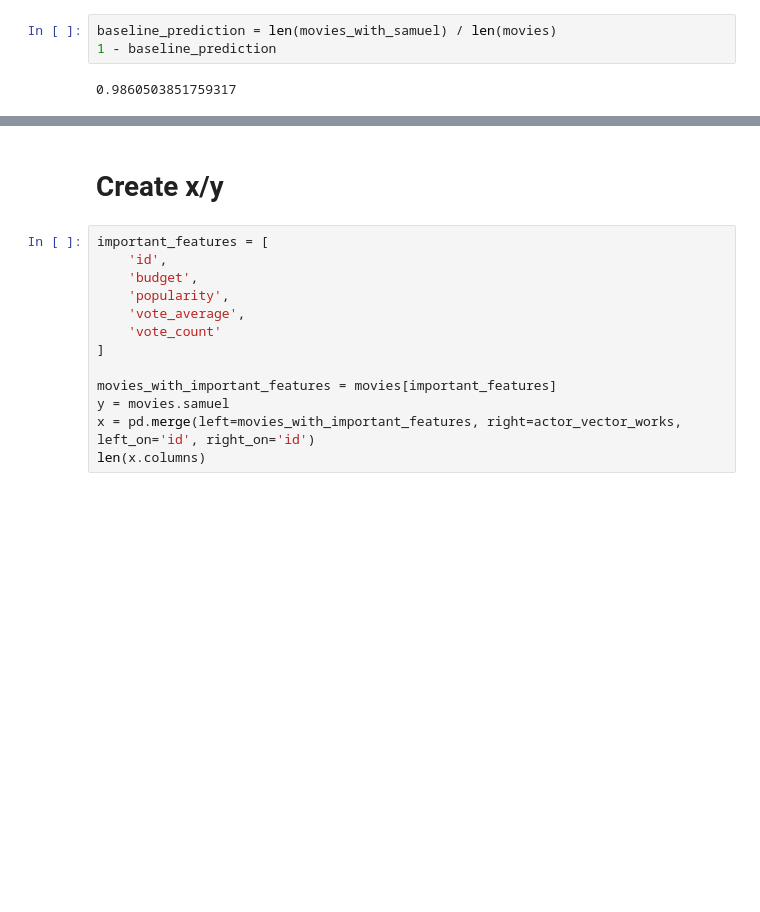
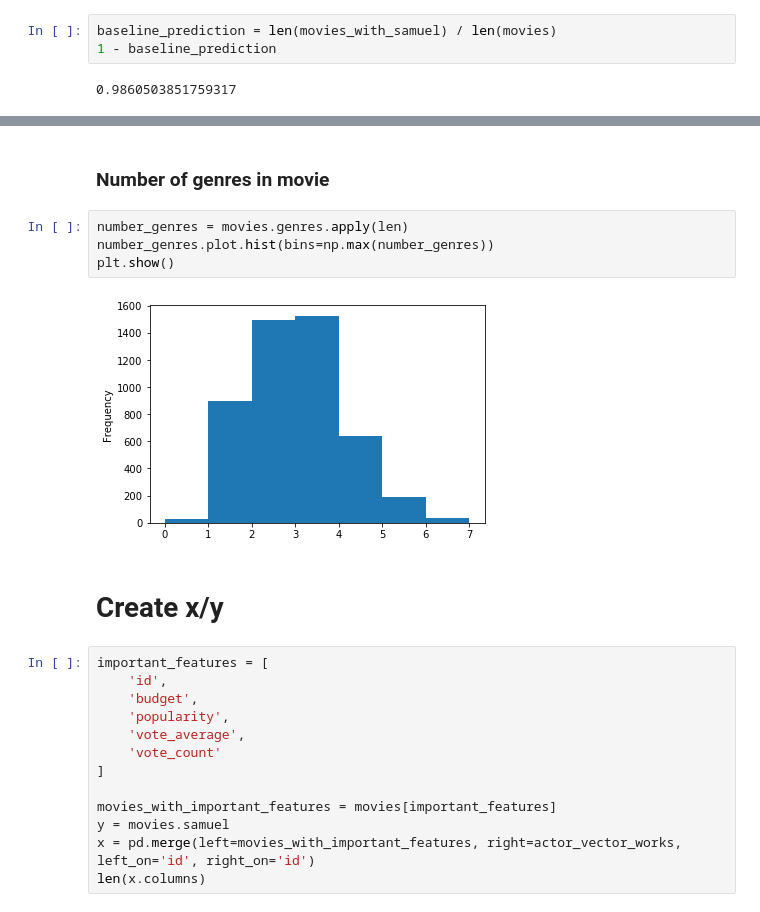
Before and after one commit to kjprice/smu-machine-learning, a Jupyter notebook: final/EDA.ipynb, the cells around one changed output, grey strips where cells are left out. Drawn from its saved outputs; the diff is of its cells as text; blank space fills up the shorter version.

Commit message:
genre

```diff
--- a/final/EDA.ipynb
+++ b/final/EDA.ipynb
@@ -196,3 +268,11 @@ baseline_prediction = len(movies_with_samuel) / len(movies)
+# %% [markdown]
+### Number of genres in movie
+# %%
+number_genres = movies.genres.apply(len)
+number_genres.plot.hist(bins=np.max(number_genres))
+plt.show()
+# %% [output]
+[figure, added]
 # %% [markdown]
 # Create x/y
 # %%
```
Also changed, not shown: parts of 9 cells of this notebook.
